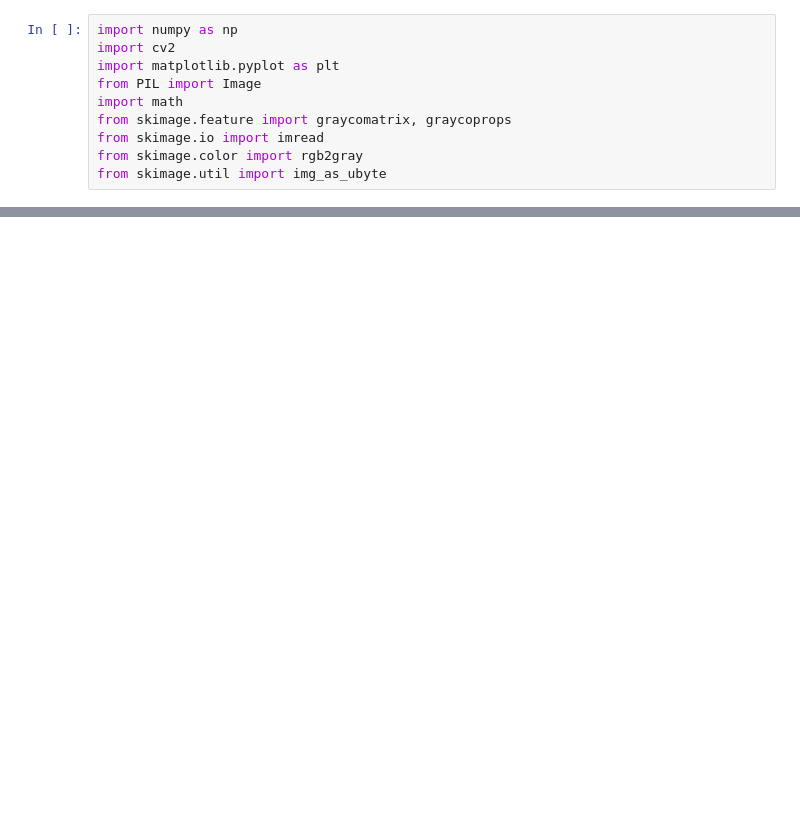
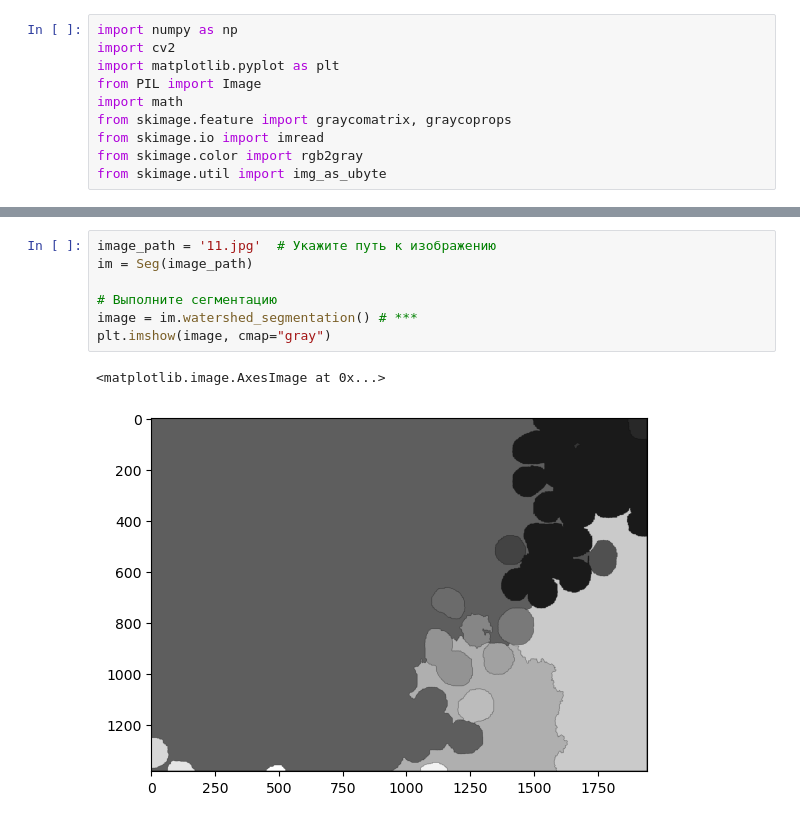
Before and after one commit to AlinkaRed/IT-Lab, a Jupyter notebook: St_class.ipynb, the cells around one changed output, grey strips where cells are left out. Drawn from its saved outputs; the diff is of its cells as text; blank space fills up the shorter version.

```diff
--- a/St_class.ipynb
+++ b/St_class.ipynb
@@ -151,0 +207,10 @@ Lavs Characteristics - Mean: 0.0011349127535820683, Variance: 65.96804382475499,
+# %%
+image_path = '11.jpg'  # Укажите путь к изображению
+im = Seg(image_path)
+
+# Выполните сегментацию
+image = im.watershed_segmentation() # ***
+plt.imshow(image, cmap="gray")
+# %% [output]
+<matplotlib.image.AxesImage at 0x...>
+[figure, added]
```
Also changed, not shown: parts of 8 cells of this notebook.
